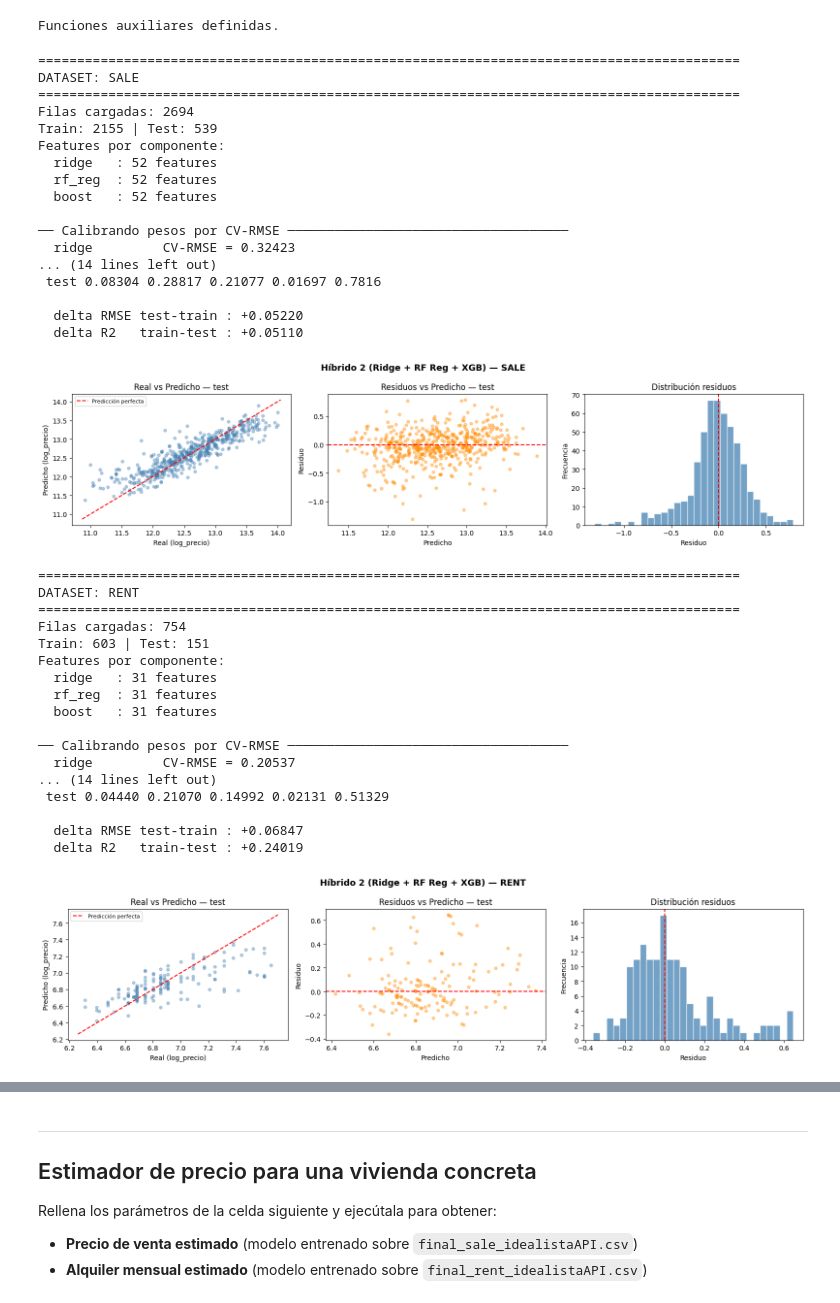
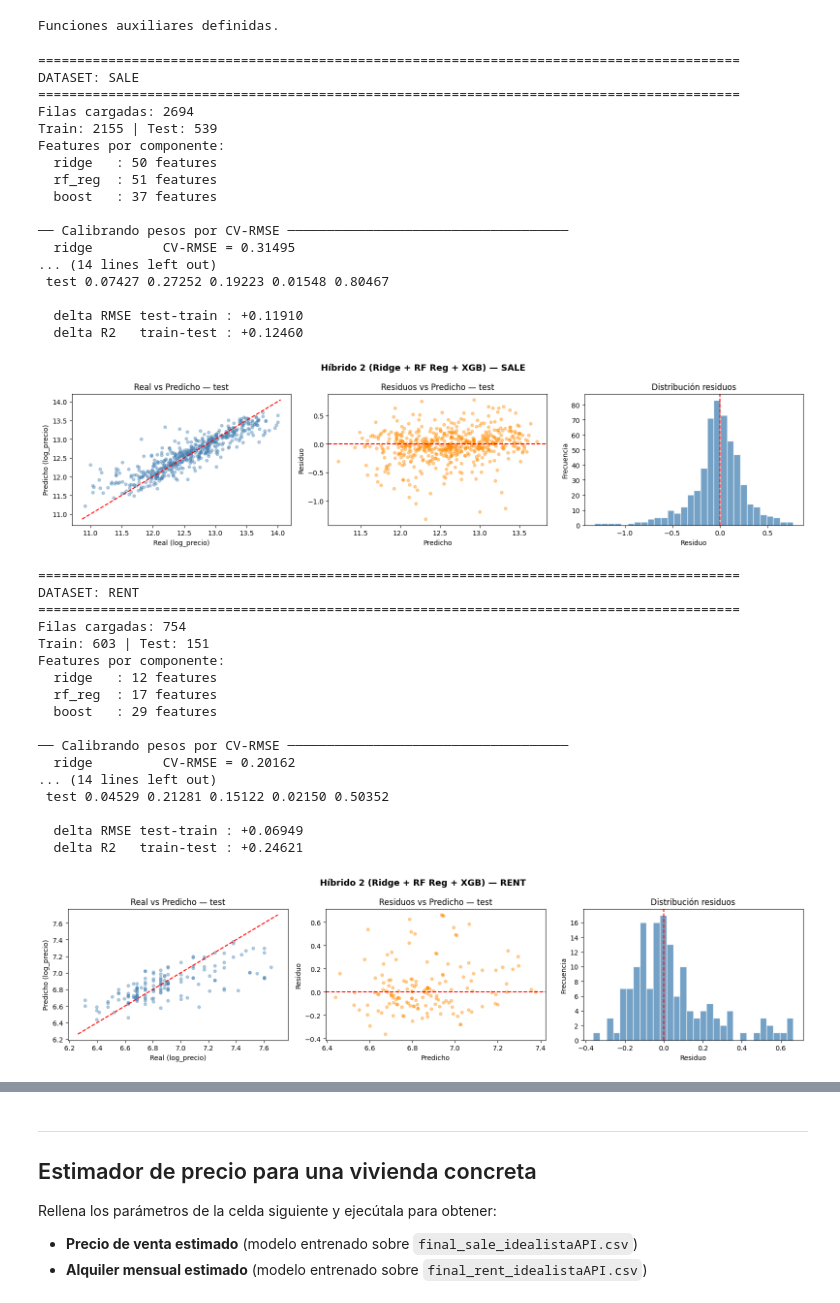
Before and after one commit to sitomachu/bezanillasl, a Jupyter notebook: notebooks/05_ML/54_hibrido_2.ipynb, the cells around one changed output, grey strips where cells are left out. Drawn from its saved outputs; the diff is of its cells as text; code cells hidden in the pictures.

```diff
--- a/notebooks/05_ML/54_hibrido_2.ipynb
+++ b/notebooks/05_ML/54_hibrido_2.ipynb
@@ -274,11 +265,14 @@ for ds_name, ds_path in DATASETS.items():
     y_test   = y.iloc[test_idx].reset_index(drop=True)
     print(f"Train: {len(df_train)} | Test: {len(df_test)}")
 
-    # ── Matrices X por componente ─────────────────────────────────────────────
+    # ── Matrices X por componente (features específicas del dataset) ──────────
     X_sets = {
-        "ridge":  (build_X(df_train, RIDGE_FEATURES), build_X(df_test, RIDGE_FEATURES)),
-        "rf_reg": (build_X(df_train, RF_FEATURES),    build_X(df_test, RF_FEATURES)),
-        "boost":  (build_X(df_train, XGB_FEATURES),   build_X(df_test, XGB_FEATURES)),
+        "ridge":  (build_X(df_train, RIDGE_FEATURES[ds_name]),
+                   build_X(df_test,  RIDGE_FEATURES[ds_name])),
+        "rf_reg": (build_X(df_train, RF_FEATURES[ds_name]),
+                   build_X(df_test,  RF_FEATURES[ds_name])),
+        "boost":  (build_X(df_train, XGB_FEATURES[ds_name]),
+                   build_X(df_test,  XGB_FEATURES[ds_name])),
     }
     print("Features por componente:")
     for comp, (Xtr, Xte) in X_sets.items():
@@ -286,7 +280,7 @@ for ds_name, ds_path in DATASETS.items():
 
     # ── Pesos automáticos basados en CV-RMSE ──────────────────────────────────
     print("\n── Calibrando pesos por CV-RMSE ────────────────────────────────────")
-    models   = create_models()
+    models   = create_models(ds_name)
     cv_rmses = {}
     for name, model in models.items():
         X_tr, _ = X_sets[name]
@@ -336,59 +330,59 @@ for ds_name, ds_path in DATASETS.items():
     # ── Guardar estado ────────────────────────────────────────────────────────
     trained_state[ds_name] = {
         "models":   models,
         "weights":  weights,
         "X_sets":   X_sets,
         "df_raw":   df,
         "df_train": df_train,
         "df_test":  df_test,
     }
 
     all_summary.append({
         "dataset":    ds_name,
         "pesos":      str({k: round(v, 3) for k, v in weights.items()}),
         "train_RMSE": train_m["RMSE"], "train_R2": train_m["R2"],
         "test_RMSE":  test_m["RMSE"],  "test_R2":  test_m["R2"],
         "test_MAE":   test_m["MAE"],   "test_MAPE": test_m["MAPE"],
         "delta_RMSE": test_m["RMSE"] - train_m["RMSE"],
         "delta_R2":   train_m["R2"]  - test_m["R2"],
     })
 # %% [output]
 ==========================================================================================
 DATASET: SALE
 ==========================================================================================
 Filas cargadas: 2694
 Train: 2155 | Test: 539
 Features por componente:
-  ridge   : 52 features
-  rf_reg  : 52 features
-  boost   : 52 features
+  ridge   : 50 features
+  rf_reg  : 51 features
+  boost   : 37 features
 
 ── Calibrando pesos por CV-RMSE ────────────────────────────────────
-  ridge         CV-RMSE = 0.32423
+  ridge         CV-RMSE = 0.31495
 ... (14 lines left out)
- test 0.08304 0.28817 0.21077 0.01697 0.7816
+ test 0.07427 0.27252 0.19223 0.01548 0.80467
 
-  delta RMSE test-train : +0.05220
-  delta R2   train-test : +0.05110
+  delta RMSE test-train : +0.11910
+  delta R2   train-test : +0.12460
-[figure, old version]
+[figure, new version]
 ==========================================================================================
 DATASET: RENT
 ==========================================================================================
 Filas cargadas: 754
 Train: 603 | Test: 151
 Features por componente:
-  ridge   : 31 features
-  rf_reg  : 31 features
-  boost   : 31 features
+  ridge   : 12 features
+  rf_reg  : 17 features
+  boost   : 29 features
 
 ── Calibrando pesos por CV-RMSE ────────────────────────────────────
-  ridge         CV-RMSE = 0.20537
+  ridge         CV-RMSE = 0.20162
 ... (14 lines left out)
- test 0.04440 0.21070 0.14992 0.02131 0.51329
+ test 0.04529 0.21281 0.15122 0.02150 0.50352
 
-  delta RMSE test-train : +0.06847
-  delta R2   train-test : +0.24019
+  delta RMSE test-train : +0.06949
+  delta R2   train-test : +0.24621
-[figure, old version]
+[figure, new version]
 # %%
 print()
 print("=" * 90)
```
Also changed, not shown: parts of 4 cells of this notebook, 5 other files.
